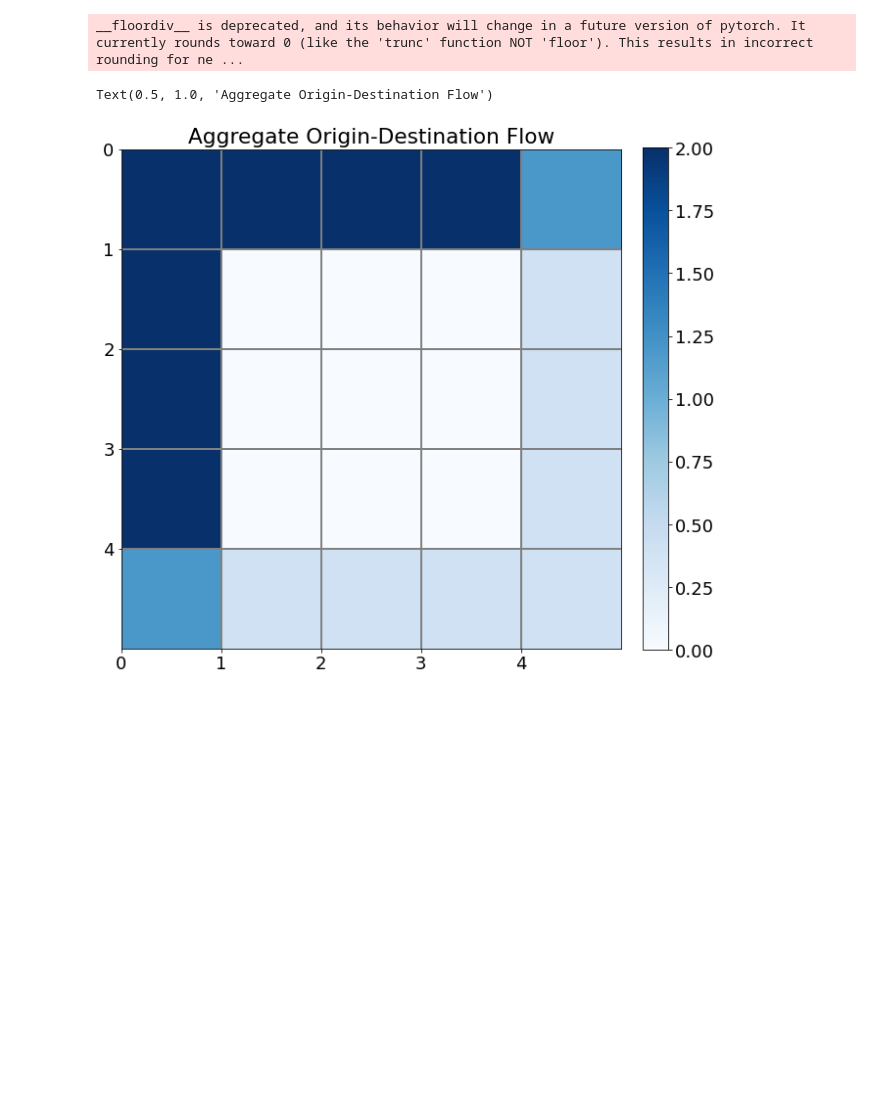
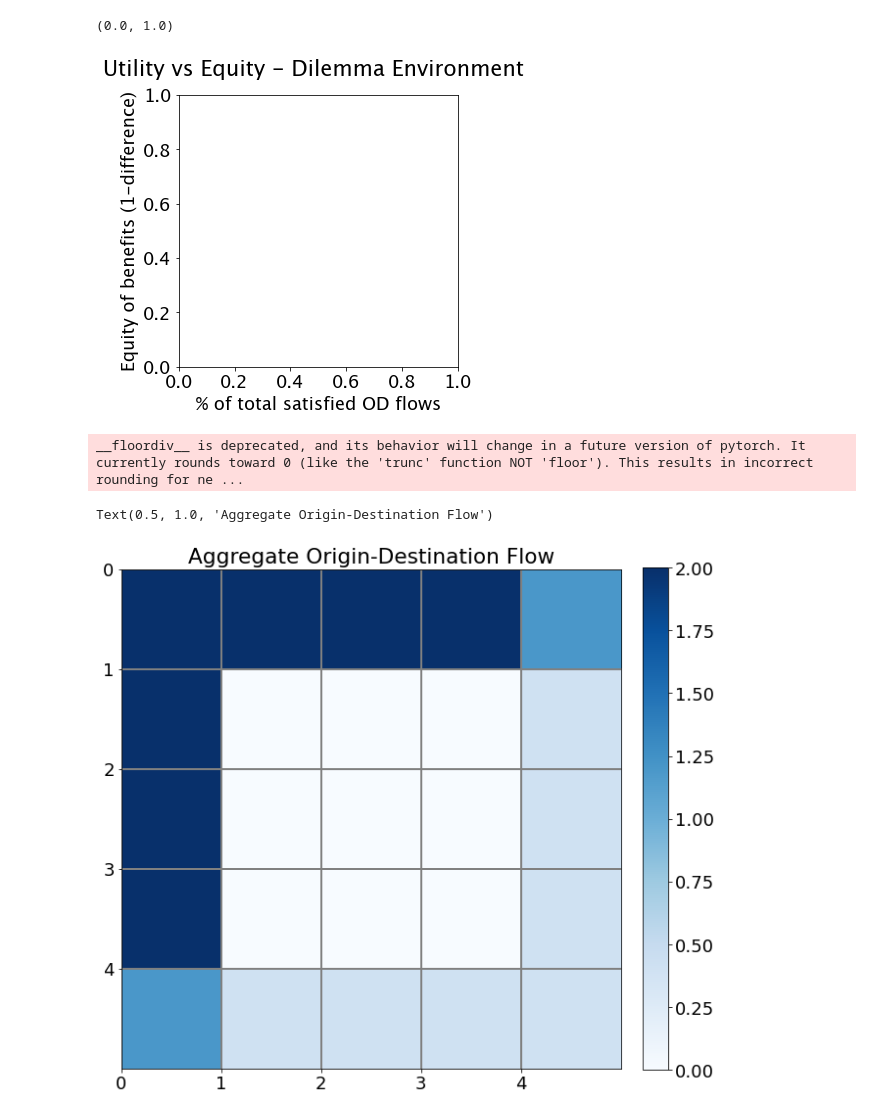
Before and after one commit to dimichai/fair-network-expansion, a Jupyter notebook: result_plotter.ipynb, the cells around one changed output. Cells and saved outputs as stored; diff of their text form; code cells hidden in the pictures; blank space fills up the shorter version.

```diff
--- a/result_plotter.ipynb
+++ b/result_plotter.ipynb
@@ -90,17 +83,20 @@ metrics.drop_duplicates(['group_ods_pct', 'group_gini'])
 # # for i, txt in enumerate(models):
 # #     ax.annotate(txt, (group_ods_pct[i], group_pct_ginis[i]))
 # %%
-# fig, ax = plt.subplots(figsize=(5, 5))
+fig, ax = plt.subplots(figsize=(5, 5))
 
-# ax.scatter(group_ods_pct, group_pct_diff, alpha=0.5)
-# ax.set_xlabel('% of total satisfied OD flows')
-# ax.set_ylabel('Equity of benefits (1-difference)')
-# fig.suptitle('Utility vs Equity - Dilemma Environment')
-# ax.set_ylim((0,1))
-# ax.set_xlim((0,1))
+ax.scatter(group_ods_pct, group_pct_diff, alpha=0.5)
+ax.set_xlabel('% of total satisfied OD flows')
+ax.set_ylabel('Equity of benefits (1-difference)')
+fig.suptitle('Utility vs Equity - Dilemma Environment')
+ax.set_ylim((0,1))
+ax.set_xlim((0,1))
 
-# # for i, txt in enumerate(models):
-# #     ax.annotate(txt, (group_ods_pct[i], group_pct_ginis[i]))
+# for i, txt in enumerate(models):
+#     ax.annotate(txt, (group_ods_pct[i], group_pct_ginis[i]))
+# %% [output]
+(0.0, 1.0)
+[figure, added]
 # %%
 # TODO: transfer this method to the environment class.
 import torch
```
Also changed, not shown: parts of 4 cells of this notebook, 3 other files.
